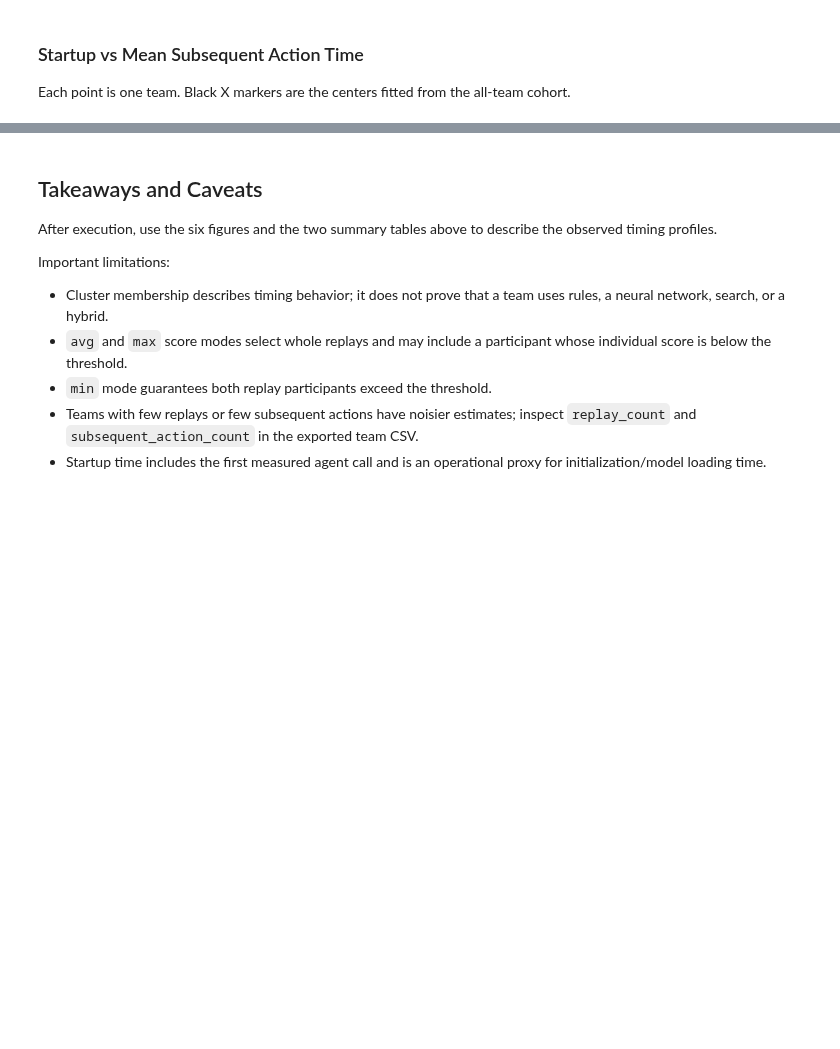
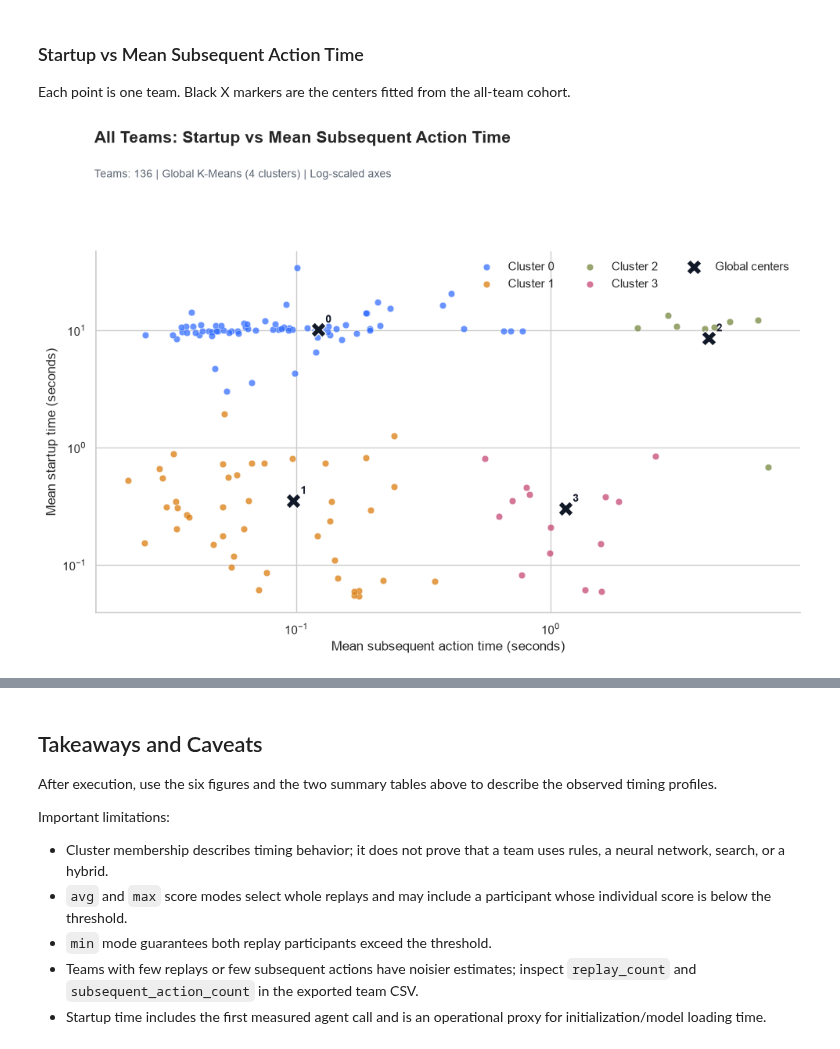
Before and after one commit to Forrest-xlz/PTCG-kaggle, a Jupyter notebook: imitation_learning/eda/replay_timing.ipynb, the cells around one changed output, grey strips where cells are left out. Saved outputs shown, nothing was run; the diff lists cells and outputs as text; code cells hidden in the pictures; blank space fills up the shorter version.

```diff
--- a/imitation_learning/eda/replay_timing.ipynb
+++ b/imitation_learning/eda/replay_timing.ipynb
@@ -24,6 +24,7 @@ The replay engine starts each player with 600 seconds of overage time. A positiv
 from __future__ import annotations
 
 import io
+
 import json
 import math
 import re
@@ -38,8 +39,8 @@ from sklearn.cluster import KMeans
 from sklearn.preprocessing import StandardScaler
 
 FORCE_REBUILD = False
-SCORE_THRESHOLD = 1100.0
-SCORE_MODE = "avg"  # avg, min, or max
+SCORE_THRESHOLD = 1150.0
+SCORE_MODE = "min"  # avg, min, or max
 N_CLUSTERS = 4
 RANDOM_STATE = 42
 MAX_ERROR_EXAMPLES = 20
@@ -762,44 +831,37 @@ def plot_cluster_scatter(
     for cluster, (startup_center, step_center) in enumerate(
         cluster_centers_seconds
     ):
         ax.annotate(
             str(cluster),
             (step_center, startup_center),
             xytext=(7, 6),
             textcoords="offset points",
             color="#111827",
             fontsize=10,
             weight="bold",
         )
 
     ax.set_xscale("log")
     ax.set_yscale("log")
-    ax.set_title(title, loc="left")
-    ax.text(
-        0,
-        1.01,
-        subtitle,
-        transform=ax.transAxes,
-        color="#5B6472",
-        fontsize=10,
-        va="bottom",
-    )
+    add_figure_header(fig, title, subtitle)
     ax.set_xlabel("Mean subsequent action time (seconds)")
     ax.set_ylabel("Mean startup time (seconds)")
     ax.legend(frameon=False, ncol=3, loc="best")
     sns.despine(ax=ax)
-    plt.tight_layout()
+    fig.tight_layout(rect=(0, 0, 1, 0.84))
     plt.show()
 
 
 plot_cluster_scatter(
     all_teams,
     "All Teams: Startup vs Mean Subsequent Action Time",
     (
         f"Teams: {len(all_teams):,} | Global K-Means ({N_CLUSTERS} clusters) "
         "| Log-scaled axes"
     ),
 )
+# %% [output]
+[figure, added]
 # %%
 if filtered_teams.empty:
     print(f"No teams satisfy {FILTER_LABEL}.")
```
Also changed, not shown: parts of 13 cells of this notebook.
